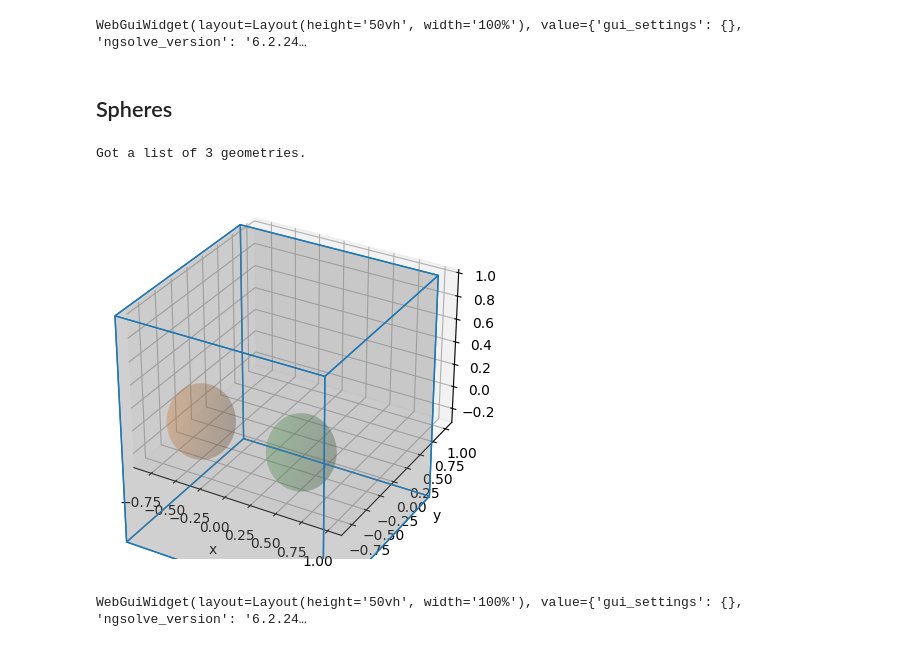
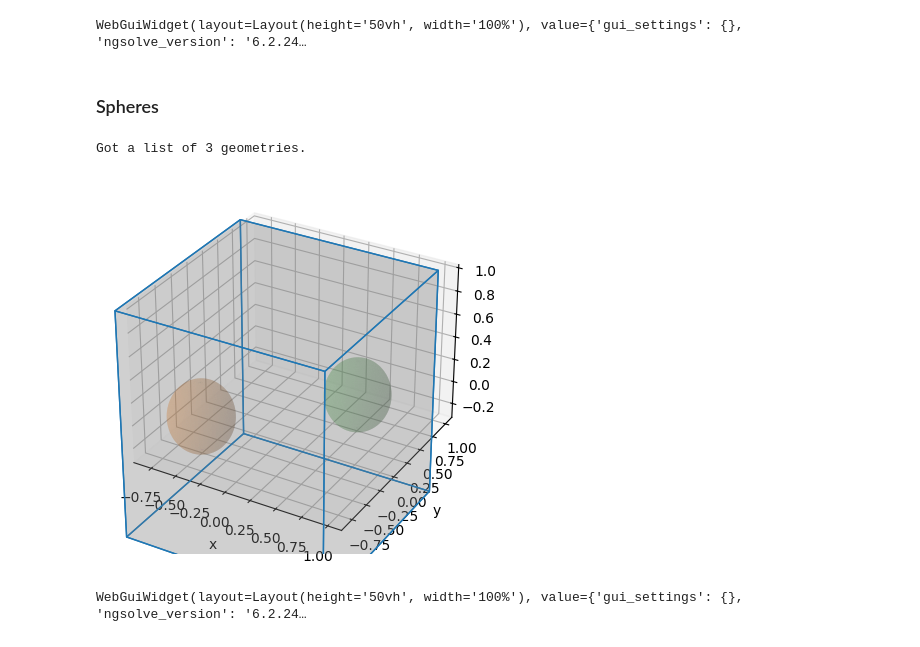
Before and after one commit to EITLabworks/PINNs-EIT, a Jupyter notebook: FEM.ipynb, the cells around one changed output. Cells and saved outputs as stored; diff of their text form; code cells hidden in the pictures.

```diff
--- a/FEM.ipynb
+++ b/FEM.ipynb
@@ -106,26 +107,26 @@ gfu = solve(box, [plate_minus, plate_plus], refinement)
 # %% [output]
 WebGuiWidget(layout=Layout(height='50vh', width='100%'), value={'gui_settings': {}, 'ngsolve_version': '6.2.24…
 # %% [markdown]
-## Spheres
+### Spheres
 # %%
 bc_box = {
     "bc": "default",
     "mat": "air",
     "mat_perm": 1,
     "pot_val": 0,
 }
 box = Cuboid(-1, -1, -1, 2, 2, 2, BC=bc_box)
 
 bc_plus = {"bc": "bc_plus", "mat": "el_mat", "mat_perm": 5.0, "pot_val": 5}
 ball_plus = Sphere(-0.5, -0.5, 0, 0.3, BC=bc_plus)
 
 bc_minus = {"bc": "bc_minus", "mat": "el_mat", "mat_perm": 5.0, "pot_val": -5}
-ball_minus = Sphere(0.5, -0.5, 0, 0.3, BC=bc_minus)
+ball_minus = Sphere(0.5, 0.5, 0, 0.3, BC=bc_minus)
 
 plot_geo([box, ball_plus, ball_minus])
 # %% [output]
 Got a list of 3 geometries.
-[figure, old version]
+[figure, new version]
 # %%
 refinement = 0.5
 mesh = wrap_to_mesh(box, [ball_plus, ball_minus], refinement)
```
Also changed, not shown: parts of 11 cells of this notebook, 13 other files.
